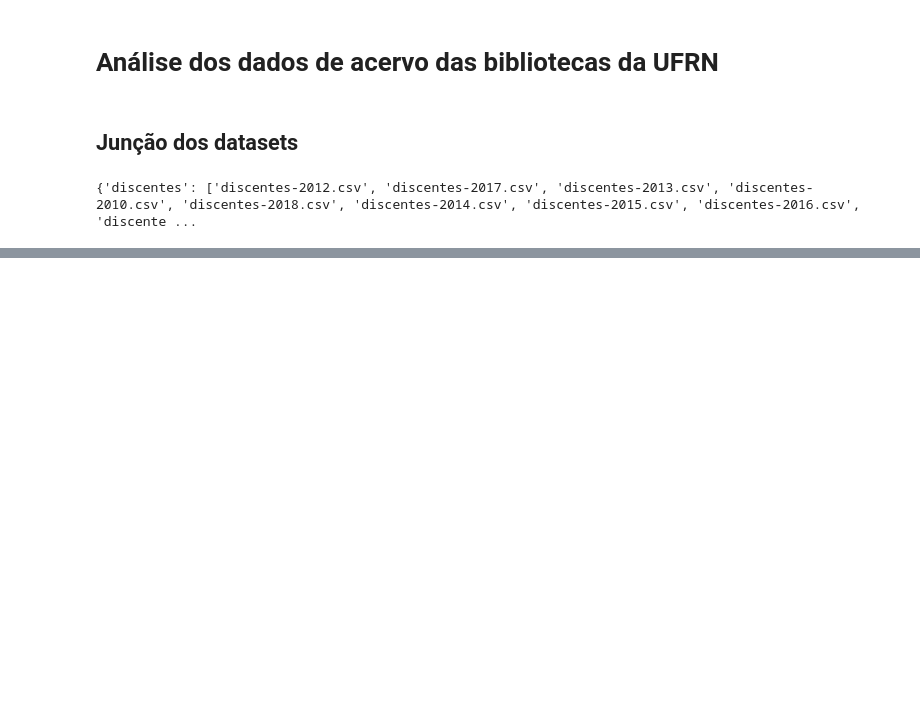
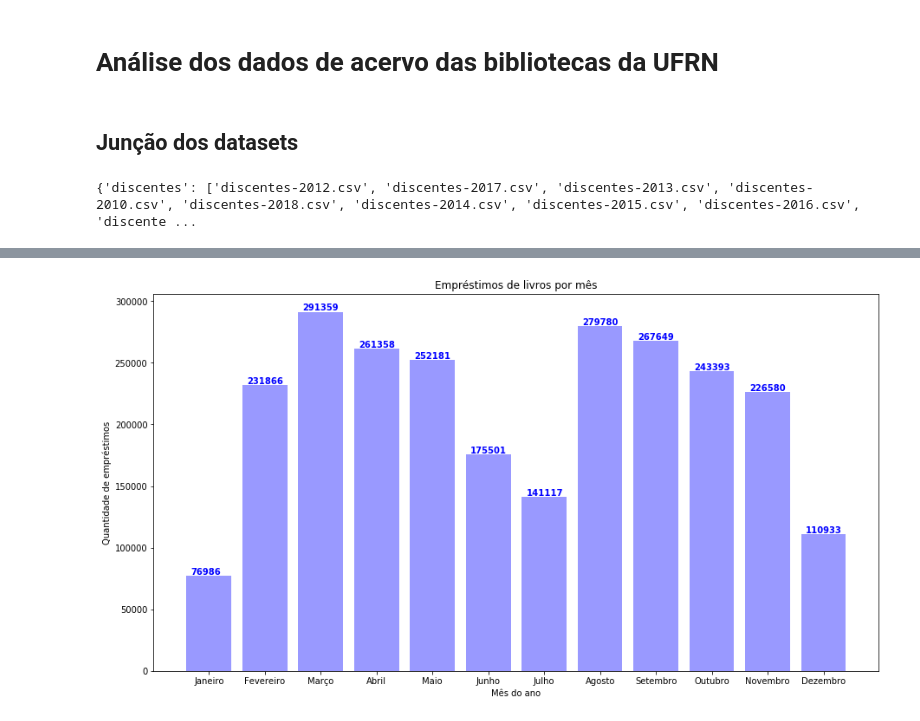
Before and after one commit to alvarofpp/imd0905-acervo-biblioteca, a Jupyter notebook: main.ipynb, the cells around one changed output, grey strips where cells are left out. Cells and saved outputs as stored; diff of their text form; code cells hidden in the pictures; blank space fills up the shorter version.

Commit message:
Gráfico de quantidade de empréstimos por mês

```diff
--- a/main.ipynb
+++ b/main.ipynb
@@ -39,10 +33,15 @@ def make_df(filenames):
     # Concatena todos os dataframes em um só
     return pd.concat(dfs, ignore_index=True)
 
-# Junta todos os dados de discentes em um unico dataframe
-dfs['discentes'] = make_df(files_filter['discentes'])
-# O mesmo para emprestimos
-dfs['emprestimos'] = make_df(files_filter['emprestimos'])
+# Variável com os dataframes que iremos usar
+dfs = {
+    'discentes': make_df(files_filter['discentes']),
+    'emprestimos': make_df(files_filter['emprestimos']),
+    'cursos': pd.read_csv('data/cursos-ufrn.csv', sep=';'),
+    'exemplares': pd.read_csv('data/exemplares.csv', sep=';')
+}
+# %%
+dfs['emprestimos']['data_emprestimo'] = pd.to_datetime(dfs['emprestimos']['data_emprestimo'])
 # %%
 dfs['emprestimos'].info()
 # %% [output]
@@ -61,0 +70,32 @@ memory usage: 156.2+ MB
+# %%
+# Coluna do mês do emprestimo
+dfs['emprestimos']['mes_emprestimo'] = dfs['emprestimos']['data_emprestimo'].dt.month
+# Contagem de emprestimos por mês
+mes_count = dfs['emprestimos'].groupby('mes_emprestimo')['id_emprestimo'].count()
+# Labels de cada mês
+labels = [
+    'Janeiro', 'Fevereiro', 'Março', 'Abril',
+    'Maio', 'Junho', 'Julho', 'Agosto',
+    'Setembro', 'Outubro', 'Novembro', 'Dezembro'
+]
+# %%
+# Definimos o tamanho da figura que terá o gráfico
+plt.figure(figsize=(15,8))
+
+# Barra dos que possuem o auxílio
+plt.bar(mes_count.keys(), mes_count.values, alpha=0.4, color='b')
+
+# Valores
+for index, value in enumerate(mes_count):
+    plt.text((index+0.68), (value+1000), str(value), color='blue', fontweight='bold')
+
+# Demais configurações do gráfico
+plt.xlabel('Mês do ano')
+plt.ylabel('Quantidade de empréstimos')
+plt.title('Empréstimos de livros por mês')
+plt.xticks(list(mes_count.keys()), labels)
+
+# Exibimos todos os gráficos de uma só vez
+plt.show()
+# %% [output]
+[figure, added]
```
Also changed, not shown: parts of 4 cells of this notebook.
